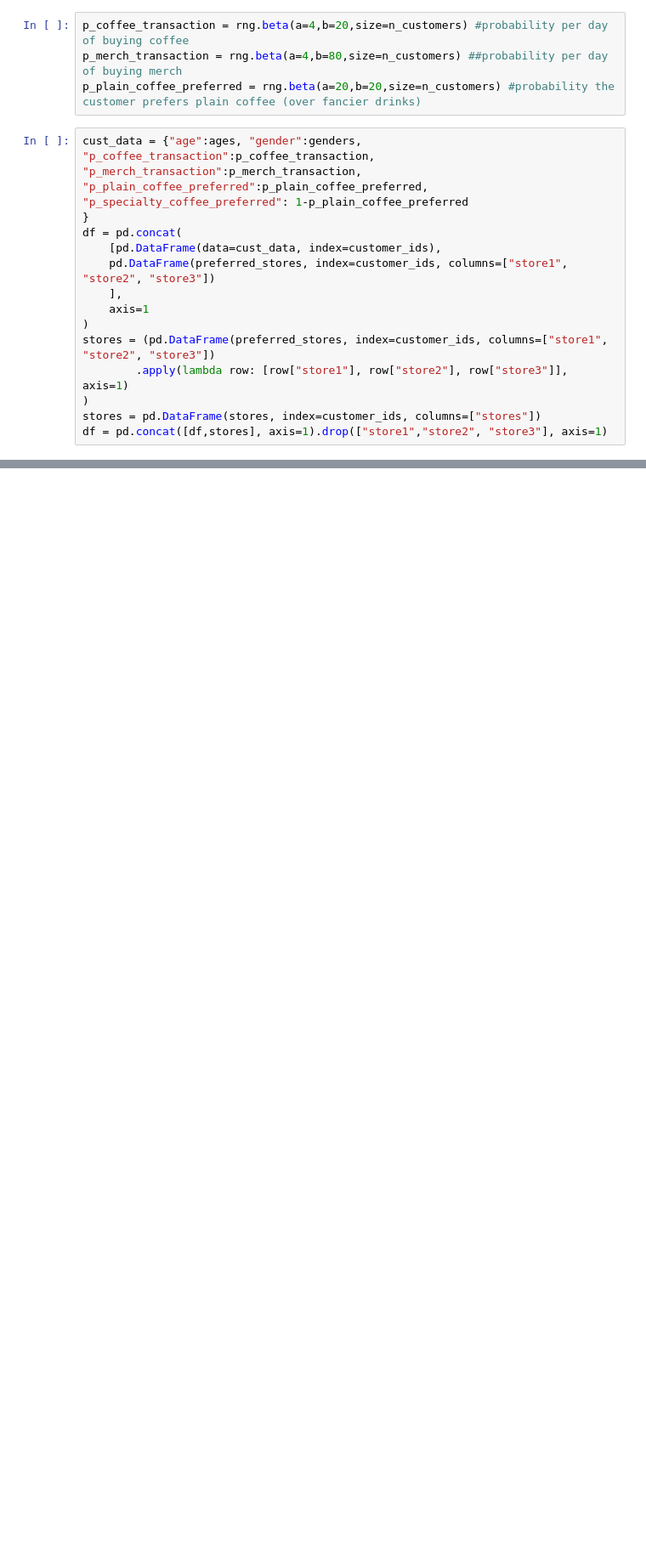
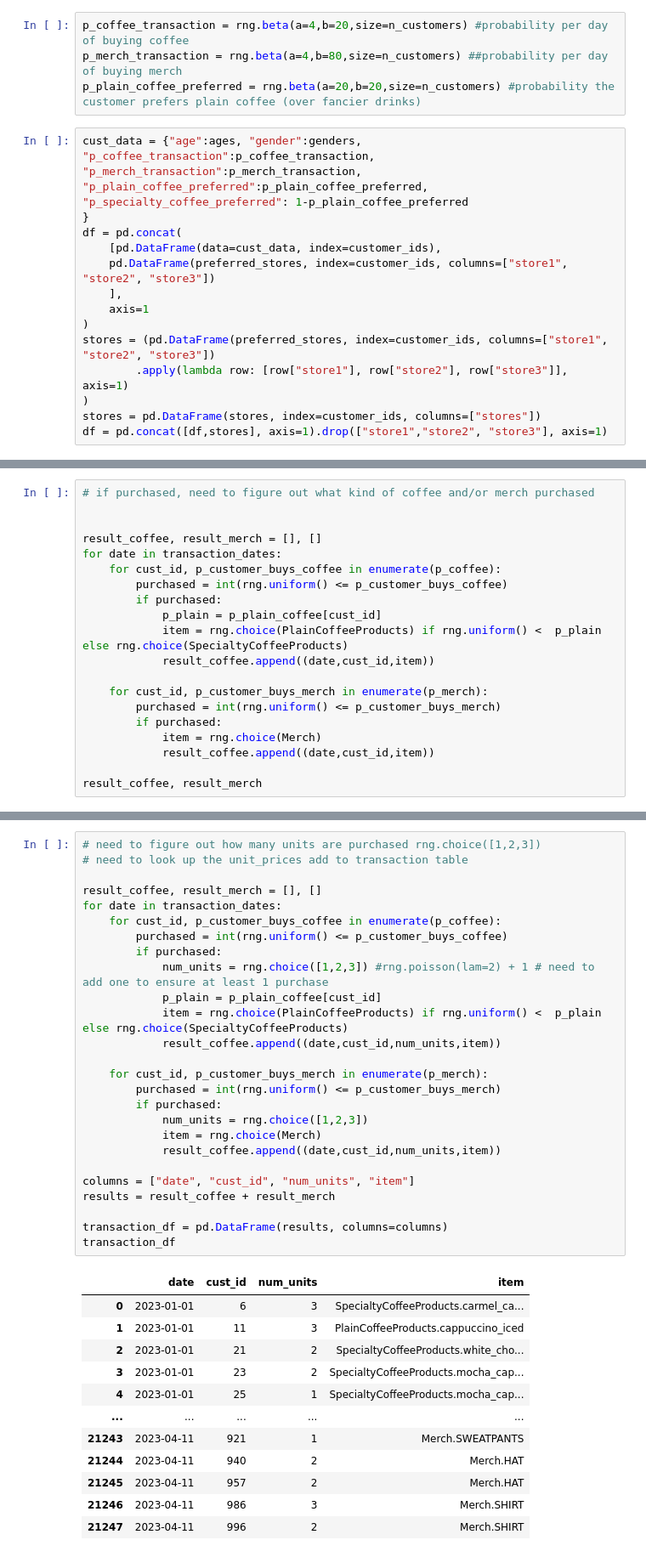
Before and after one commit to seanreed1111/coffee-time, a Jupyter notebook: take-home.ipynb, the cells around one changed output, grey strips where cells are left out. Shown at 85% size. Cells and saved outputs as stored; diff of their text form; blank space fills up the shorter version.

Commit message:
creates dataframe without prices

```diff
--- a/take-home.ipynb
+++ b/take-home.ipynb
@@ -112,0 +201,20 @@ result
+# %%
+# if purchased, need to figure out what kind of coffee and/or merch purchased
+
+
+result_coffee, result_merch = [], []
+for date in transaction_dates:
+    for cust_id, p_customer_buys_coffee in enumerate(p_coffee):
+        purchased = int(rng.uniform() <= p_customer_buys_coffee)
+        if purchased:
+            p_plain = p_plain_coffee[cust_id]
+            item = rng.choice(PlainCoffeeProducts) if rng.uniform() <  p_plain else rng.choice(SpecialtyCoffeeProducts)
+            result_coffee.append((date,cust_id,item))
+
+    for cust_id, p_customer_buys_merch in enumerate(p_merch):
+        purchased = int(rng.uniform() <= p_customer_buys_merch)
+        if purchased:
+            item = rng.choice(Merch)
+            result_coffee.append((date,cust_id,item))
+
+result_coffee, result_merch
@@ -112,0 +239,39 @@ result
+# %%
+# need to figure out how many units are purchased rng.choice([1,2,3])
+# need to look up the unit_prices add to transaction table
+
+result_coffee, result_merch = [], []
+for date in transaction_dates:
+    for cust_id, p_customer_buys_coffee in enumerate(p_coffee):
+        purchased = int(rng.uniform() <= p_customer_buys_coffee)
+        if purchased:
+            num_units = rng.choice([1,2,3]) #rng.poisson(lam=2) + 1 # need to add one to ensure at least 1 purchase
+            p_plain = p_plain_coffee[cust_id]
+            item = rng.choice(PlainCoffeeProducts) if rng.uniform() <  p_plain else rng.choice(SpecialtyCoffeeProducts)
+            result_coffee.append((date,cust_id,num_units,item))
+
+    for cust_id, p_customer_buys_merch in enumerate(p_merch):
+        purchased = int(rng.uniform() <= p_customer_buys_merch)
+        if purchased:
+            num_units = rng.choice([1,2,3])
+            item = rng.choice(Merch)
+            result_coffee.append((date,cust_id,num_units,item))
+
+columns = ["date", "cust_id", "num_units", "item"]
+results = result_coffee + result_merch
+
+transaction_df = pd.DataFrame(results, columns=columns)
+transaction_df
+# %% [output]
+|  | date | cust_id | num_units | item |
+| 0 | 2023-01-01 | 6 | 3 | SpecialtyCoffeeProducts.carmel_ca... |
+| 1 | 2023-01-01 | 11 | 3 | PlainCoffeeProducts.cappuccino_iced |
+| 2 | 2023-01-01 | 21 | 2 | SpecialtyCoffeeProducts.white_cho... |
+| 3 | 2023-01-01 | 23 | 2 | SpecialtyCoffeeProducts.mocha_cap... |
+| 4 | 2023-01-01 | 25 | 1 | SpecialtyCoffeeProducts.mocha_cap... |
+| ... | ... | ... | ... | ... |
+| 21243 | 2023-04-11 | 921 | 1 | Merch.SWEATPANTS |
+| 21244 | 2023-04-11 | 940 | 2 | Merch.HAT |
+| 21245 | 2023-04-11 | 957 | 2 | Merch.HAT |
+| 21246 | 2023-04-11 | 986 | 3 | Merch.SHIRT |
+| 21247 | 2023-04-11 | 996 | 2 | Merch.SHIRT |
```
Also changed, not shown: parts of 11 cells of this notebook.
